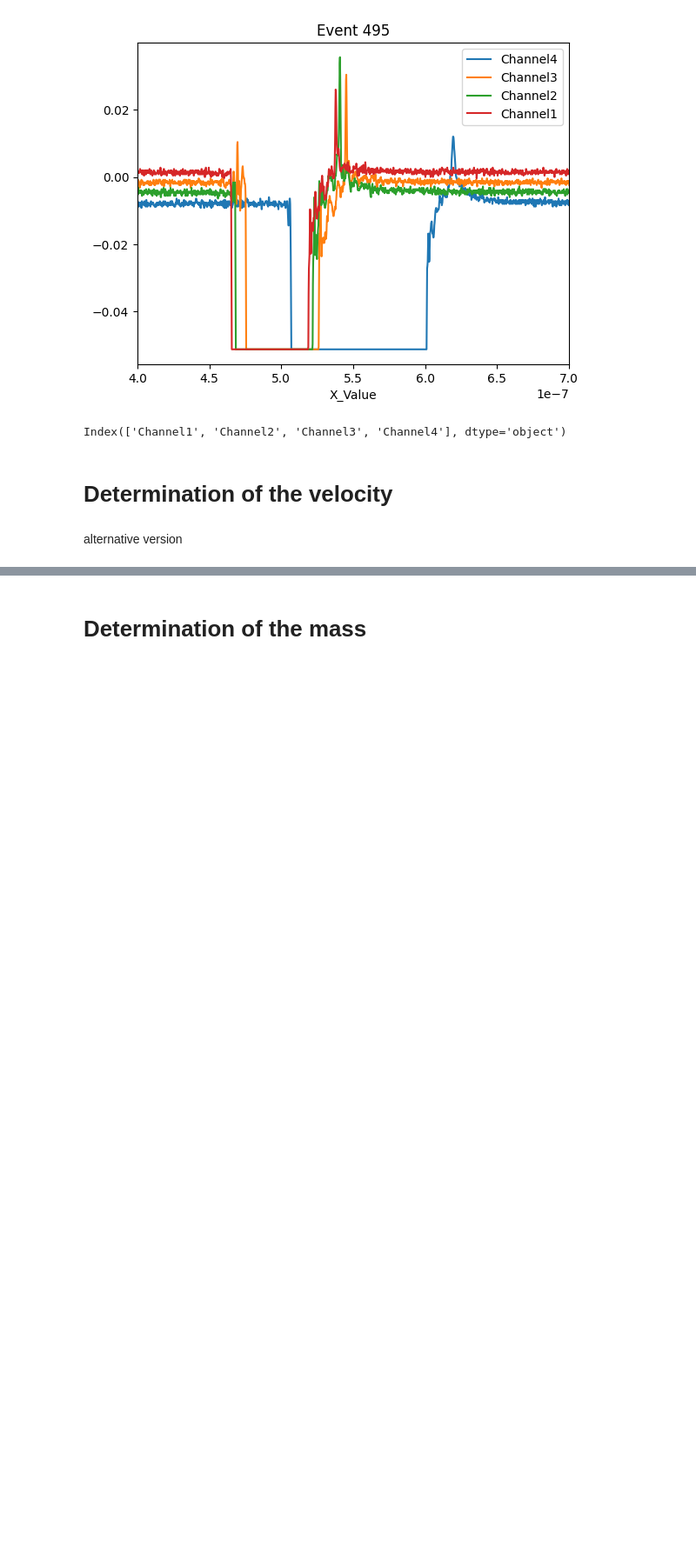
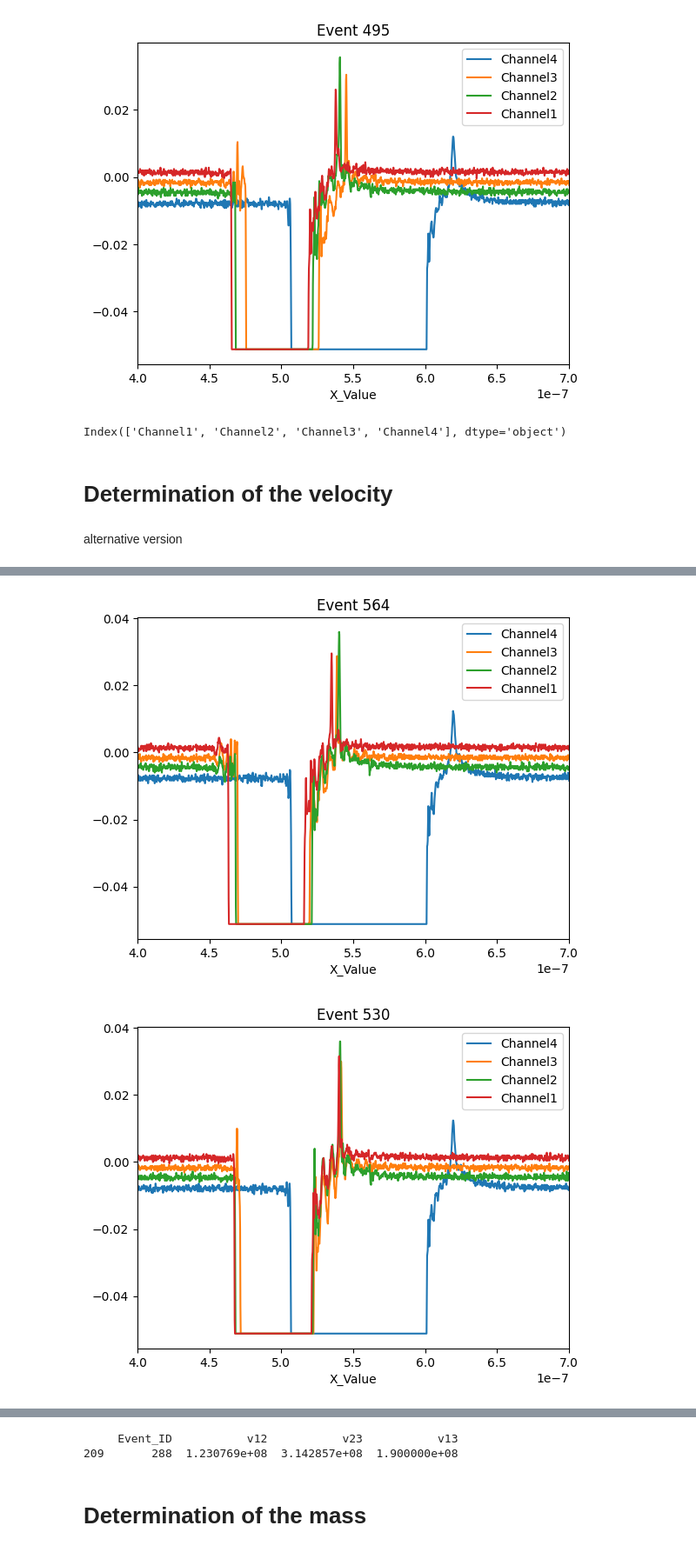
Before and after one commit to samuel-rms/AstroMu, a Jupyter notebook: analysis.ipynb, the cells around one changed output, grey strips where cells are left out. Shown: that part at 87% size. Drawn from its saved outputs; the diff is of its cells as text; code cells hidden in the pictures; blank space fills up the shorter version.

```diff
--- a/analysis.ipynb
+++ b/analysis.ipynb
@@ -279,0 +302,5 @@ dtype: int64
+# %%
+randplot_excluded(false_vel,3)
+# %% [output]
+[figure, added]
+[figure, added]
@@ -280,2 +308,7 @@ dtype: int64
+# %%
+print_line(288, false_vel)
+# %% [output]
+     Event_ID           v12           v23           v13
+209       288  1.230769e+08  3.142857e+08  1.900000e+08
 # %% [markdown]
 # Determination of the mass
```
Also changed, not shown: parts of 14 cells of this notebook.
